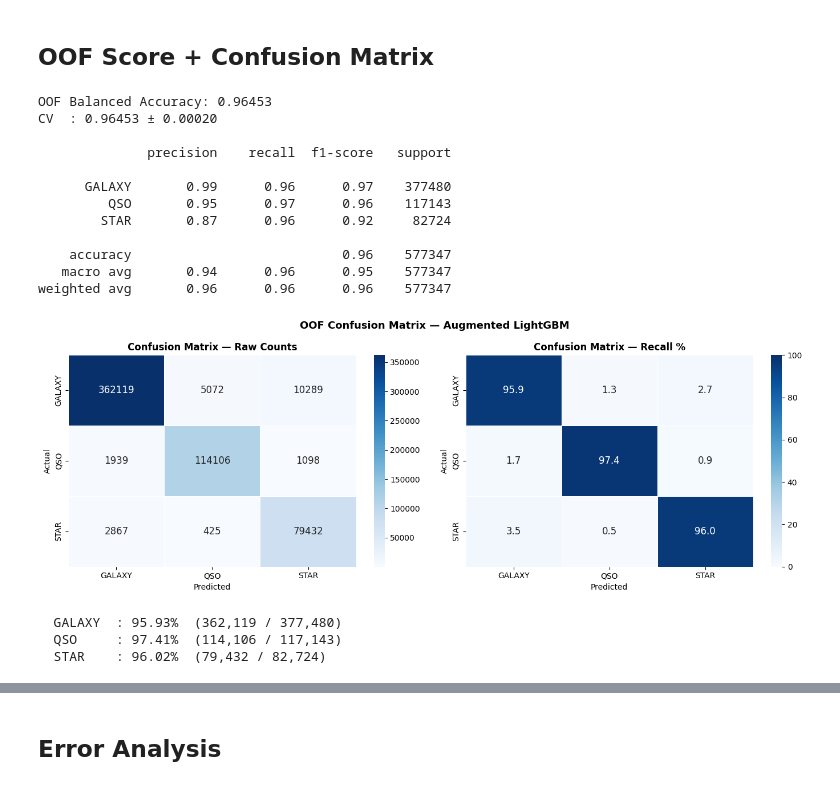
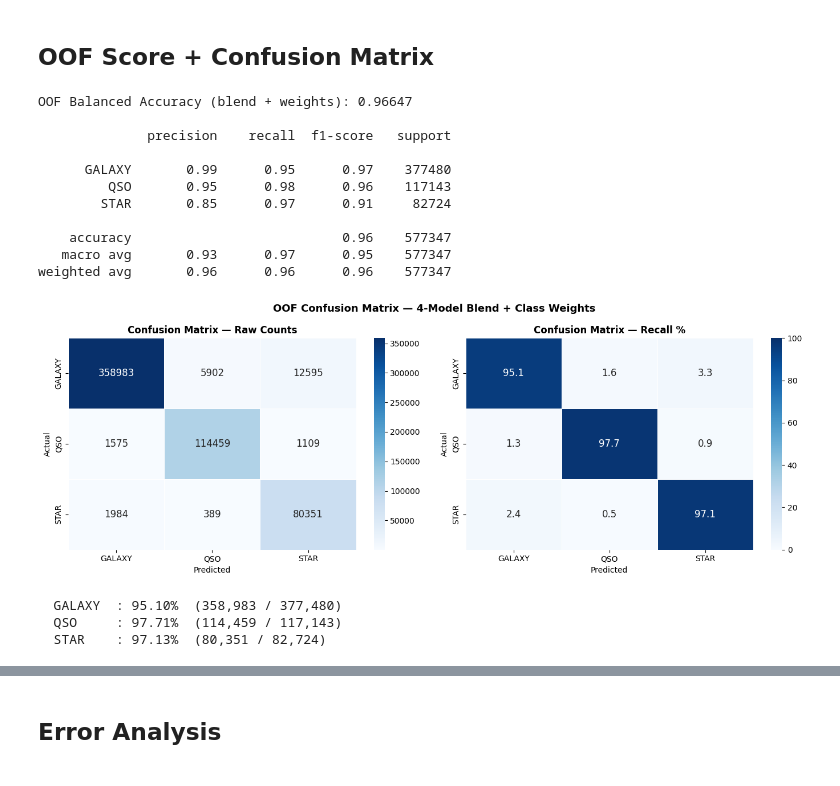
Before and after one commit to 23f2001942/KaggleCompetitions, a Jupyter notebook: Predict Stellar Class.ipynb, the cells around one changed output, grey strips where cells are left out. Cells and saved outputs as stored; diff of their text form; code cells hidden in the pictures.

```diff
--- a/Predict Stellar Class.ipynb
+++ b/Predict Stellar Class.ipynb
@@ -501,0 +431,28 @@ Saved: oof_lgb.npy, test_lgb.npy
+# %%
+def optimize_class_weights(probs, y_true, coarse=21, refine=21):
+    grid       = np.linspace(0.6, 1.6, coarse)
+    best_score = balanced_accuracy_score(y_true, probs.argmax(1))
+    best_w     = np.ones(3)
+    for wq, ws in product(grid, grid):
+        w = np.array([1.0, wq, ws])
+        s = balanced_accuracy_score(y_true, (probs * w).argmax(1))
+        if s > best_score:
+            best_score, best_w = s, w
+    fq = np.linspace(best_w[1] - 0.05, best_w[1] + 0.05, refine)
+    fs = np.linspace(best_w[2] - 0.05, best_w[2] + 0.05, refine)
+    for wq, ws in product(fq, fs):
+        w = np.array([1.0, wq, ws])
+        s = balanced_accuracy_score(y_true, (probs * w).argmax(1))
+        if s > best_score:
+            best_score, best_w = s, w
+    return best_w, best_score
+
+global_w, global_score = optimize_class_weights(oof_blend, y_eval)
+
+test_final = test_blend * global_w
+test_final = test_final / test_final.sum(axis=1, keepdims=True)
+
+print(f'Class weights  : GALAXY={global_w[0]:.3f}  QSO={global_w[1]:.3f}  STAR={global_w[2]:.3f}')
+print(f'OOF BA blend   : {ba_blend:.5f}')
+print(f'OOF BA + weights: {global_score:.5f}')
+print(f'Gain           : {global_score - ba_blend:+.5f}')
@@ -504,49 +466,53 @@ Saved: oof_lgb.npy, test_lgb.npy
 # %% [markdown]
 ## OOF Score + Confusion Matrix
 # %%
-cm     = confusion_matrix(y_aug[kag_idx], oof_preds[kag_idx])
+y_kag     = y_eval
+probs_kag = oof_blend * global_w
+probs_kag = probs_kag / probs_kag.sum(axis=1, keepdims=True)
+preds_kag = probs_kag.argmax(axis=1)
+train_kag = train_augmented.iloc[kag_idx].reset_index(drop=True)
+
+cm     = confusion_matrix(y_kag, preds_kag)
 cm_pct = cm.astype(float) / cm.sum(axis=1, keepdims=True) * 100
 
-print(f'OOF Balanced Accuracy: {oof_score:.5f}')
-print(f'CV  : {np.mean(fold_scores):.5f} ± {np.std(fold_scores):.5f}')
+print(f'OOF Balanced Accuracy (blend + weights): {global_score:.5f}')
 print()
-print(classification_report(y_aug[kag_idx], oof_preds[kag_idx], target_names=le.classes_))
+print(classification_report(y_kag, preds_kag, target_names=le.classes_))
 
 fig, axes = plt.subplots(1, 2, figsize=(14, 5))
 sns.heatmap(cm, annot=True, fmt='d', cmap='Blues',
             xticklabels=le.classes_, yticklabels=le.classes_,
             ax=axes[0], linewidths=0.5, annot_kws={'size': 12})
 axes[0].set_title('Confusion Matrix — Raw Counts', fontweight='bold')
 axes[0].set_xlabel('Predicted'); axes[0].set_ylabel('Actual')
 
 sns.heatmap(cm_pct, annot=True, fmt='.1f', cmap='Blues',
             xticklabels=le.classes_, yticklabels=le.classes_,
             ax=axes[1], linewidths=0.5, vmin=0, vmax=100,
             annot_kws={'size': 12})
 axes[1].set_title('Confusion Matrix — Recall %', fontweight='bold')
 axes[1].set_xlabel('Predicted'); axes[1].set_ylabel('Actual')
 
-plt.suptitle('OOF Confusion Matrix — Augmented LightGBM',
+plt.suptitle('OOF Confusion Matrix — 4-Model Blend + Class Weights',
              fontsize=13, fontweight='bold')
 plt.tight_layout(); plt.show()
 
 for i, cls in enumerate(le.classes_):
     print(f'  {cls:8s}: {cm_pct[i,i]:.2f}%  ({cm[i,i]:,} / {cm[i].sum():,})')
 # %% [output]
-OOF Balanced Accuracy: 0.96453
-CV  : 0.96453 ± 0.00020
+OOF Balanced Accuracy (blend + weights): 0.96647
 
               precision    recall  f1-score   support
 
-      GALAXY       0.99      0.96      0.97    377480
-         QSO       0.95      0.97      0.96    117143
-        STAR       0.87      0.96      0.92     82724
+      GALAXY       0.99      0.95      0.97    377480
+         QSO       0.95      0.98      0.96    117143
+        STAR       0.85      0.97      0.91     82724
 
     accuracy                           0.96    577347
-   macro avg       0.94      0.96      0.95    577347
+   macro avg       0.93      0.97      0.95    577347
 weighted avg       0.96      0.96      0.96    577347
-[figure, old version]
+[figure, new version]
-  GALAXY  : 95.93%  (362,119 / 377,480)
-  QSO     : 97.41%  (114,106 / 117,143)
-  STAR    : 96.02%  (79,432 / 82,724)
+  GALAXY  : 95.10%  (358,983 / 377,480)
+  QSO     : 97.71%  (114,459 / 117,143)
+  STAR    : 97.13%  (80,351 / 82,724)
 # %% [markdown]
```
Also changed, not shown: parts of 16 cells of this notebook.
